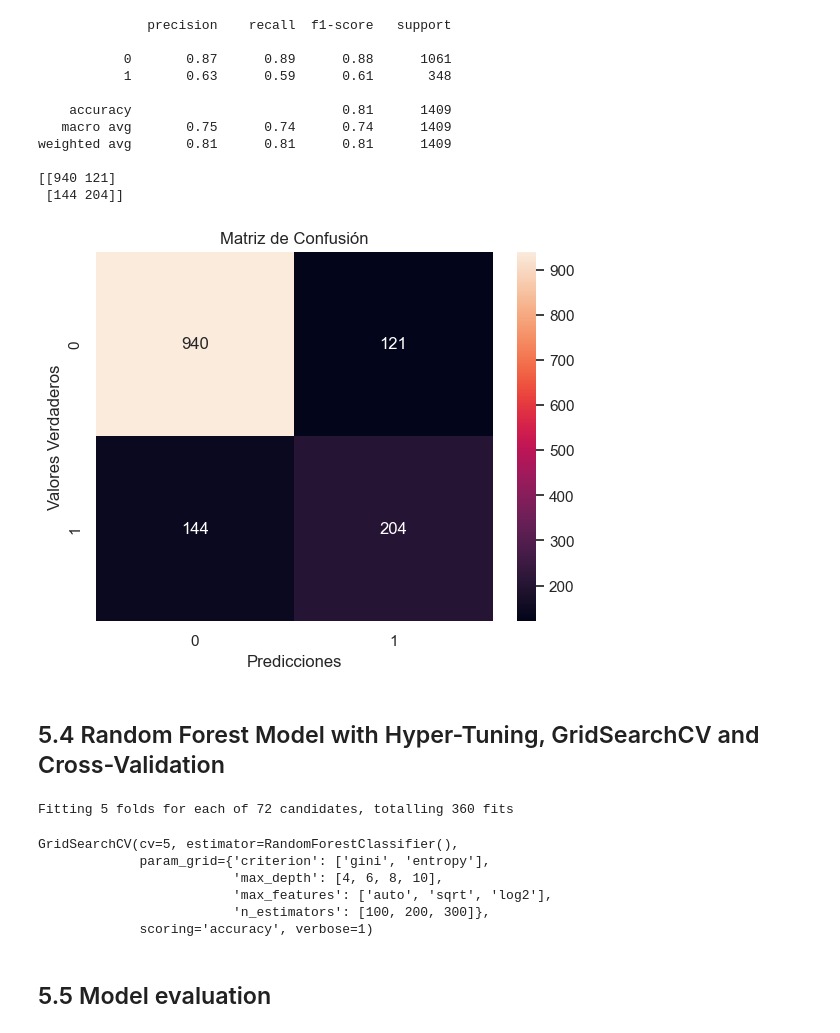
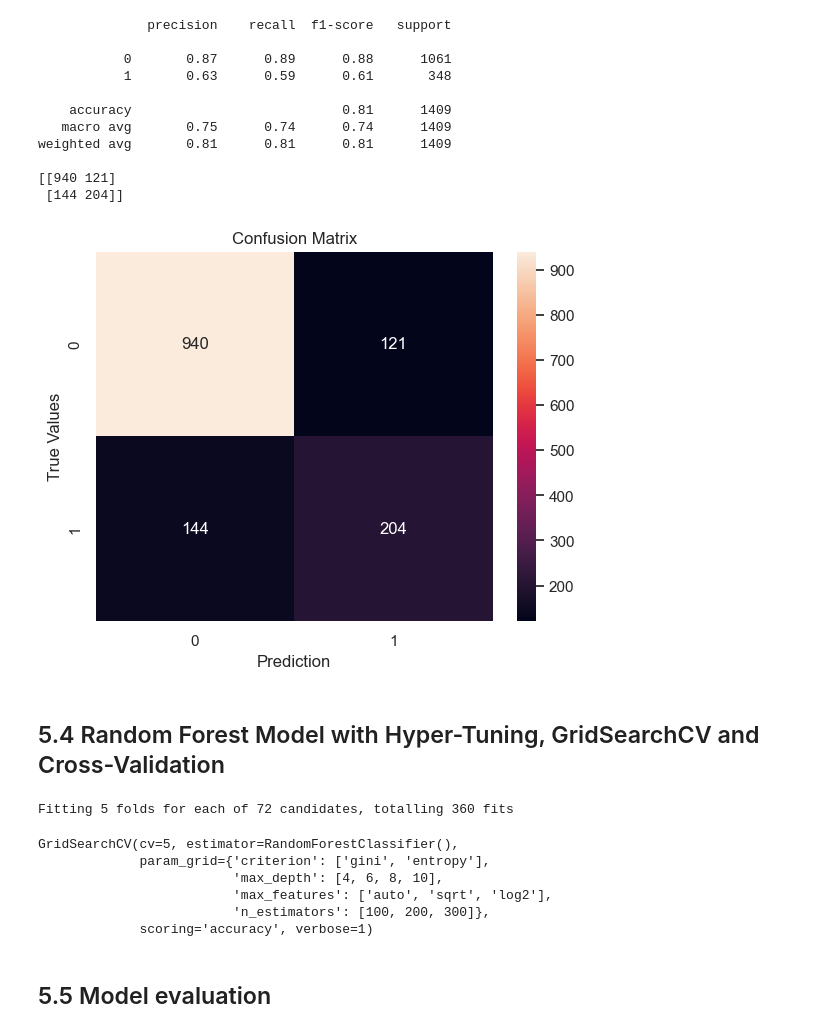
Before and after one commit to FJGM2023015/Telecommunication-Churn, a Jupyter notebook: Telecomunication_Churn.ipynb, the cells around one changed output. Cells and saved outputs as stored; diff of their text form; code cells hidden in the pictures.

```diff
--- a/Telecomunication_Churn.ipynb
+++ b/Telecomunication_Churn.ipynb
@@ -382,14 +382,14 @@ weighted avg       0.81      0.81      0.81      1409
 # %%
 # Confusion Matrix
 sns.heatmap(conf_matrix, annot=True, fmt='g')
-plt.xlabel('Predicciones')
-plt.ylabel('Valores Verdaderos')
-plt.title('Matriz de Confusión')
+plt.xlabel('Prediction')
+plt.ylabel('True Values')
+plt.title('Confusion Matrix')
 plt.show()
 # %% [output]
-[figure, old version]
+[figure, new version]
-# %% [markdown]
-## 5.4 Random Forest Model with  Hyper-Tuning, GridSearchCV and Cross-Validation
+# %% [markdown]
+## 5.4 Random Forest Model with  Hyper-Tuning, GridSearchCV and Cross-Validation
 # %%
 # Random Forest Model
 rf = RandomForestClassifier()
@@ -414,8 +414,8 @@ GridSearchCV(cv=5, estimator=RandomForestClassifier(),
                          'max_features': ['auto', 'sqrt', 'log2'],
                          'n_estimators': [100, 200, 300]},
              scoring='accuracy', verbose=1)
-# %% [markdown]
-## 5.5 Model evaluation
+# %% [markdown]
+## 5.5 Model evaluation
 # %%
 # Prediction Test
 y_pred = grid_search.predict(X_test)
```
Also changed, not shown: parts of 3 cells of this notebook.
